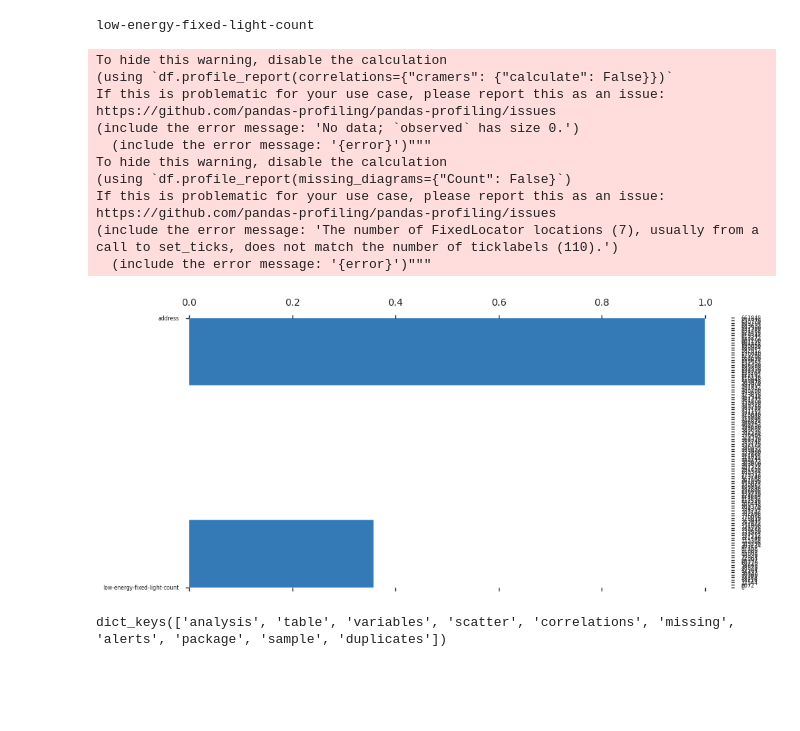
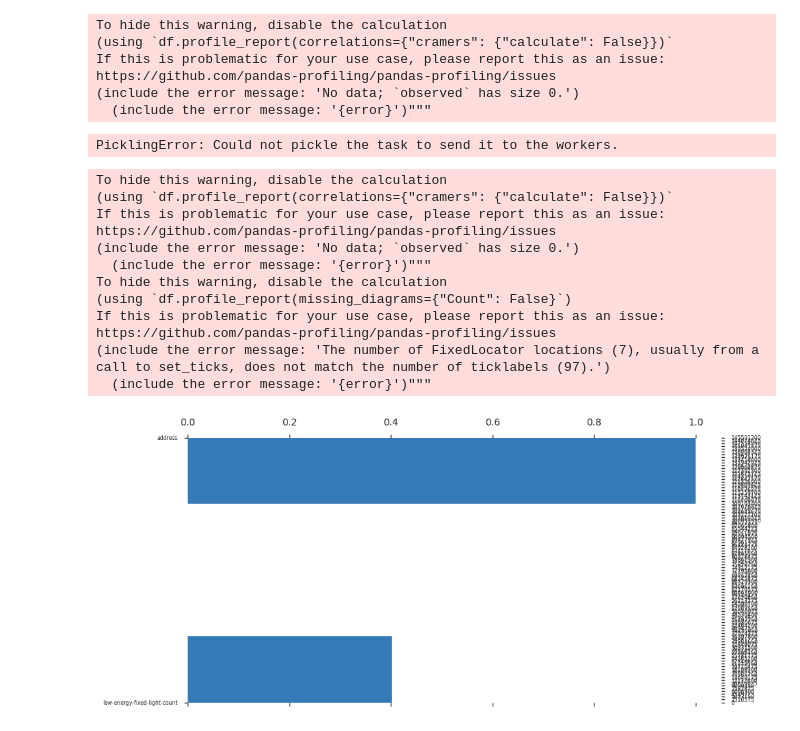
Before and after one commit to mikecoughlan/DSSG_WMCA, a Jupyter notebook: notebooks/EPC_EDA.ipynb, the cells around one changed output. Drawn from its saved outputs; the diff is of its cells as text; code cells hidden in the pictures; blank space fills up the shorter version.

```diff
--- a/notebooks/EPC_EDA.ipynb
+++ b/notebooks/EPC_EDA.ipynb
@@ -11,35 +12,41 @@ from scipy.stats import pearsonr
 # %%
-EPC = pd.read_csv('../data/processed/EPC_elec_consump_fuel_poverty.csv') # loading the dataframe
+EPC = pd.read_csv('../data/raw/EPC_data_1516575_homes.csv') # loading the dataframe
 if 'Unnamed: 0' in EPC.columns:
     EPC.drop('Unnamed: 0', inplace=True, axis=1)
-print(EPC.columns[0])
-# %% [output]
-low-energy-fixed-light-count
+# %%
+lat_long = pd.read_csv('../data/raw/osopenuprn_202205.csv')
+# %%
+EPC_lat_long = pd.merge(EPC, lat_long, left_on="uprn", right_on="UPRN", how="left")
 # %%
 # performing the pandas profiling on the data
-EPC_profile = ProfileReport(EPC, title="EPC Profile Report {0} Homes".format(len(EPC)), explorative=True)
-
-# saving results to html
-EPC_profile.to_file('../outputs/pandas_profiling_{0}_homes.html'.format(len(EPC)))
+EPC_profile = ProfileReport(EPC_lat_long, title="EPC Profile Report {0} Homes".format(len(EPC_lat_long)), explorative=True)
-# %% [output]
-To hide this warning, disable the calculation
-(using `df.profile_report(correlations={"cramers": {"calculate": False}})`
-If this is problematic for your use case, please report this as an issue:
-https://github.com/pandas-profiling/pandas-profiling/issues
-(include the error message: 'No data; `observed` has size 0.')
-  (include the error message: '{error}')"""
-To hide this warning, disable the calculation
-(using `df.profile_report(missing_diagrams={"Count": False}`)
-If this is problematic for your use case, please report this as an issue:
-https://github.com/pandas-profiling/pandas-profiling/issues
-(include the error message: 'The number of FixedLocator locations (7), usually from a call to set_ticks, does not match the number of ticklabels (110).')
-  (include the error message: '{error}')"""
-[figure, removed]
 # %%
 profile = EPC_profile.description_set # grabbing descriptive set
-profile.keys()
 # %% [output]
-dict_keys(['analysis', 'table', 'variables', 'scatter', 'correlations', 'missing', 'alerts', 'package', 'sample', 'duplicates'])
+To hide this warning, disable the calculation
+(using `df.profile_report(correlations={"cramers": {"calculate": False}})`
+If this is problematic for your use case, please report this as an issue:
+https://github.com/pandas-profiling/pandas-profiling/issues
+(include the error message: 'No data; `observed` has size 0.')
+  (include the error message: '{error}')"""
+PicklingError: Could not pickle the task to send it to the workers.
+# %%
+# saving results to html
+EPC_profile.to_file('pandas_profiling_{0}_homes.html'.format(len(EPC_lat_long)))
+# %% [output]
+To hide this warning, disable the calculation
+(using `df.profile_report(correlations={"cramers": {"calculate": False}})`
+If this is problematic for your use case, please report this as an issue:
+https://github.com/pandas-profiling/pandas-profiling/issues
+(include the error message: 'No data; `observed` has size 0.')
+  (include the error message: '{error}')"""
+To hide this warning, disable the calculation
+(using `df.profile_report(missing_diagrams={"Count": False}`)
+If this is problematic for your use case, please report this as an issue:
+https://github.com/pandas-profiling/pandas-profiling/issues
+(include the error message: 'The number of FixedLocator locations (7), usually from a call to set_ticks, does not match the number of ticklabels (97).')
+  (include the error message: '{error}')"""
+[figure, added]
 # %%
 profile['table']
 profile['correlations']['phi_k']['current-energy-efficiency'].sort_values(ascending=False)
```
Also changed, not shown: parts of 9 cells of this notebook, 3 other files.
